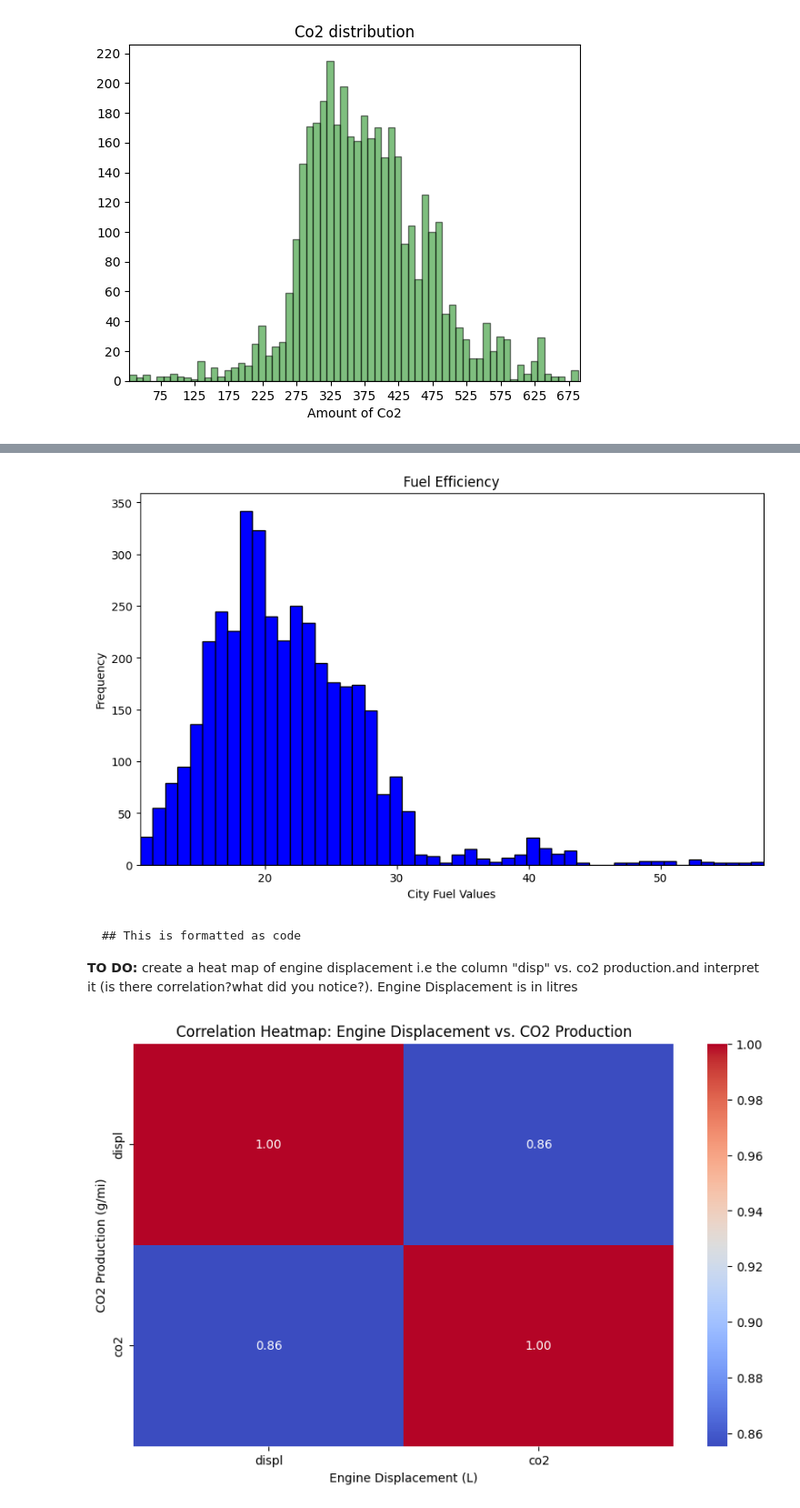
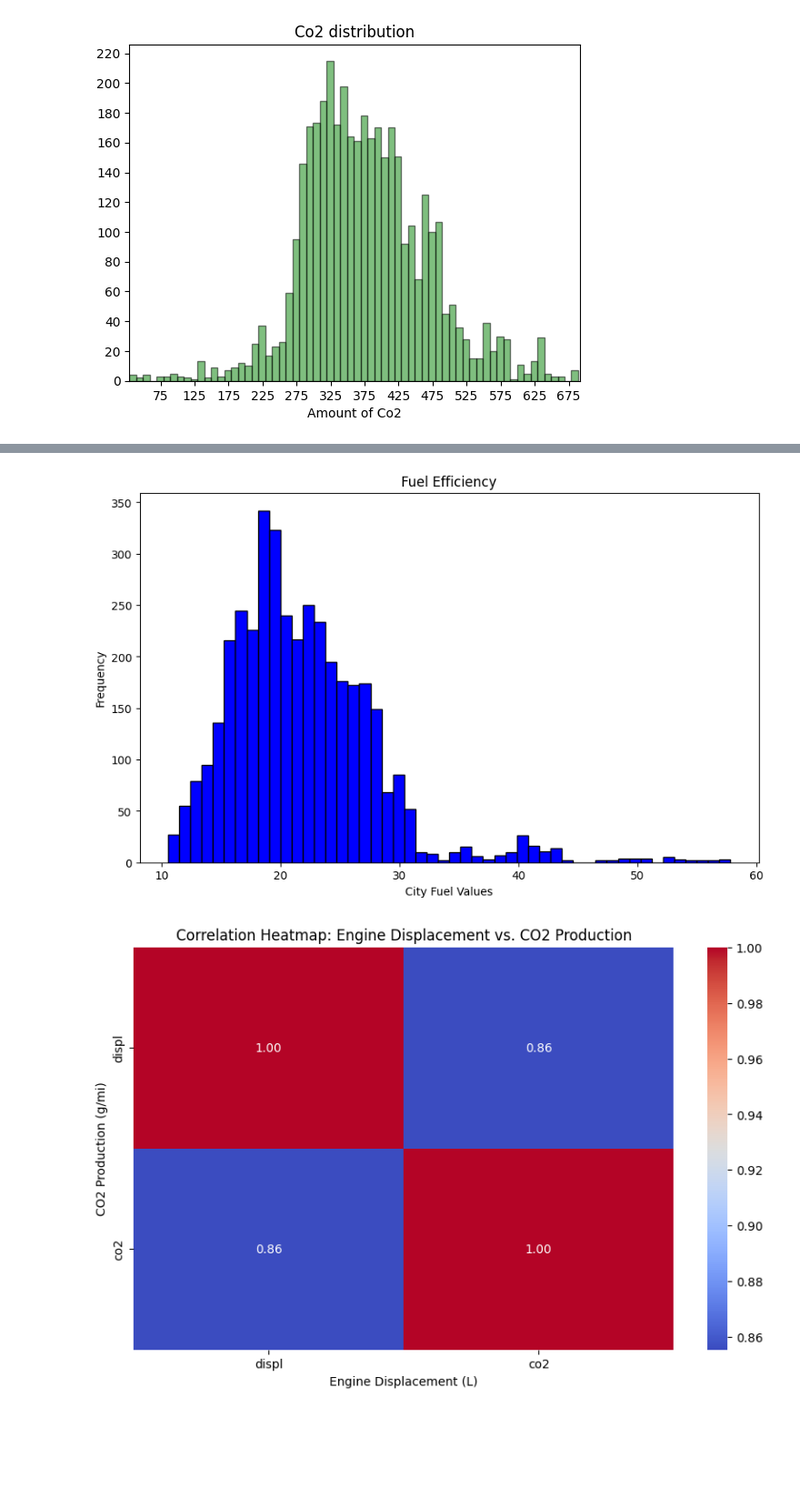
Before and after one commit to karanidenis/alu-machine_learning, a Jupyter notebook: Plotting_Assignment_ipynb_by_Denis_Karani.ipynb, the cells around one changed output, grey strips where cells are left out. Shown at 91% size. Drawn from its saved outputs; the diff is of its cells as text; code cells hidden in the pictures; blank space fills up the shorter version.

````diff
--- a/Plotting_Assignment_ipynb_by_Denis_Karani.ipynb
+++ b/Plotting_Assignment_ipynb_by_Denis_Karani.ipynb
@@ -63,21 +73,13 @@ plt.show()
 # %%
 plt.figure(figsize=(10, 6))
 plt.hist(fuel_econ['city'], bins=50, edgecolor='black', color='blue')
-plt.xlim(fuel_econ['city'].min(), fuel_econ['city'].max(), 20)
+# plt.xlim(fuel_econ['city'].min(), fuel_econ['city'].max(), 20)
 plt.title('Fuel Efficiency')
 plt.xlabel('City Fuel Values')
 plt.ylabel('Frequency')
 plt.show()
 # %% [output]
-[figure, old version]
+[figure, new version]
-# %% [markdown]
-
-
-```
-## This is formatted as code
-```
-
-**TO DO:** create a heat map of engine displacement i.e the column "disp"  vs. co2 production.and interpret it (is there correlation?what did you notice?). Engine Displacement is in litres
 # %%
 # Create a scatter plot with a heatmap
 plt.figure(figsize=(10, 6))
````
Also changed, not shown: parts of 2 cells of this notebook.
